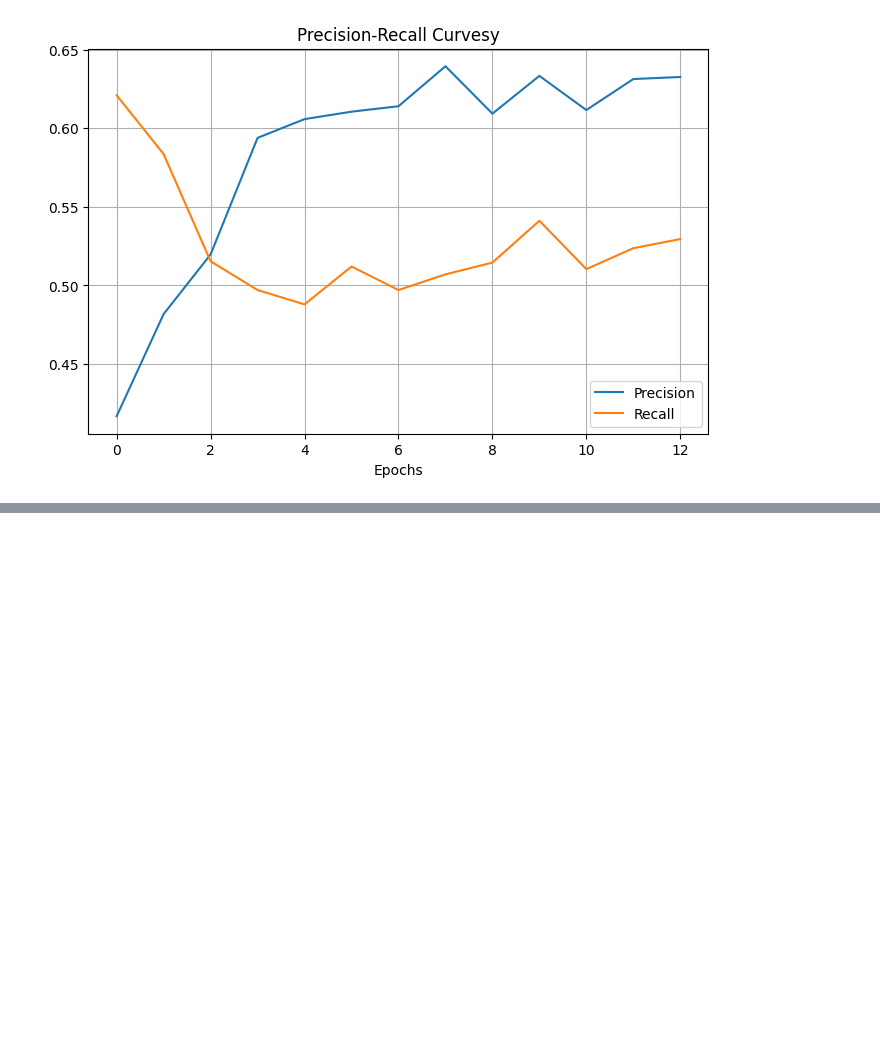
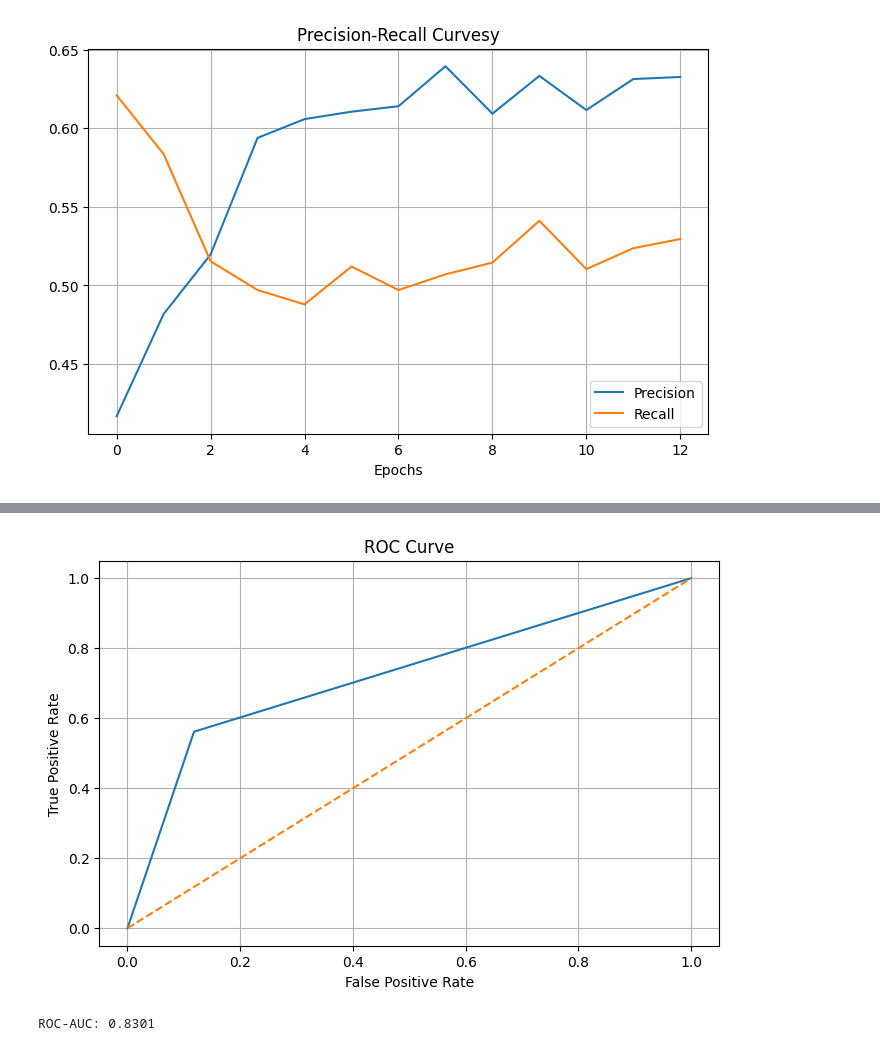
Before and after one commit to Axceletron/deepChurn, a Jupyter notebook: notebooks/model_training.ipynb, the cells around one changed output, grey strips where cells are left out. Cells and saved outputs as stored; diff of their text form; code cells hidden in the pictures; blank space fills up the shorter version.

Commit message:
Updated model and tuned for prediction

```diff
--- a/notebooks/model_training.ipynb
+++ b/notebooks/model_training.ipynb
@@ -207,2 +215,3 @@ plt.show()
 # %%
+y_pred=model.predict(X_test)
 # %% [output]
@@ -209,0 +237,12 @@ plt.show()
+# %%
+from sklearn.metrics import roc_auc_score
+
+roc_auc = roc_auc_score(
+    y_test,
+    y_pred
+)
+
+print(f"ROC-AUC: {roc_auc:.4f}")
+# %% [output]
+[figure, added]
+ROC-AUC: 0.8301
```
Also changed, not shown: parts of 14 cells of this notebook.
